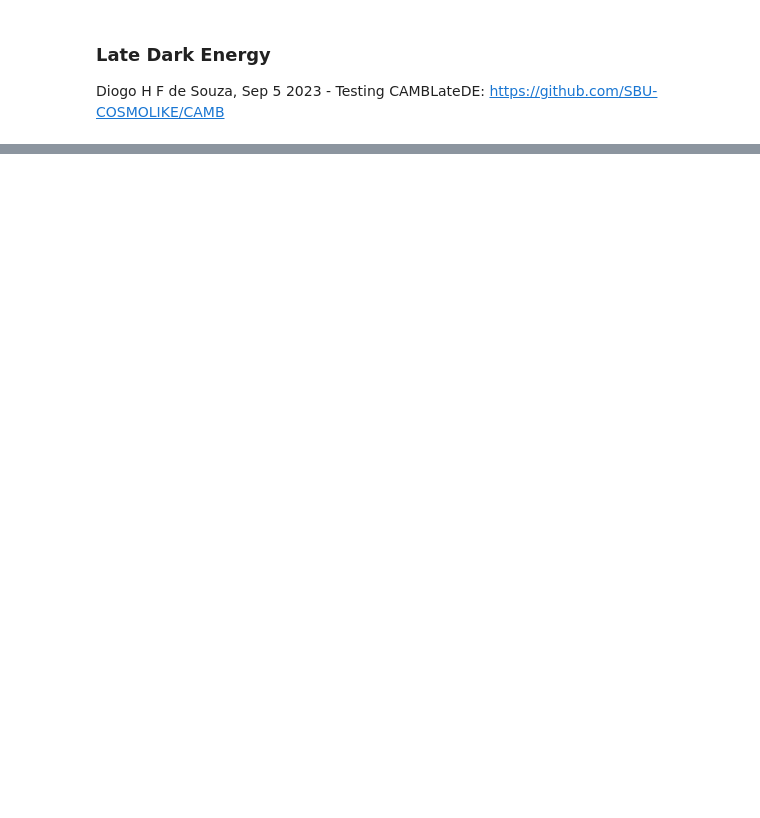
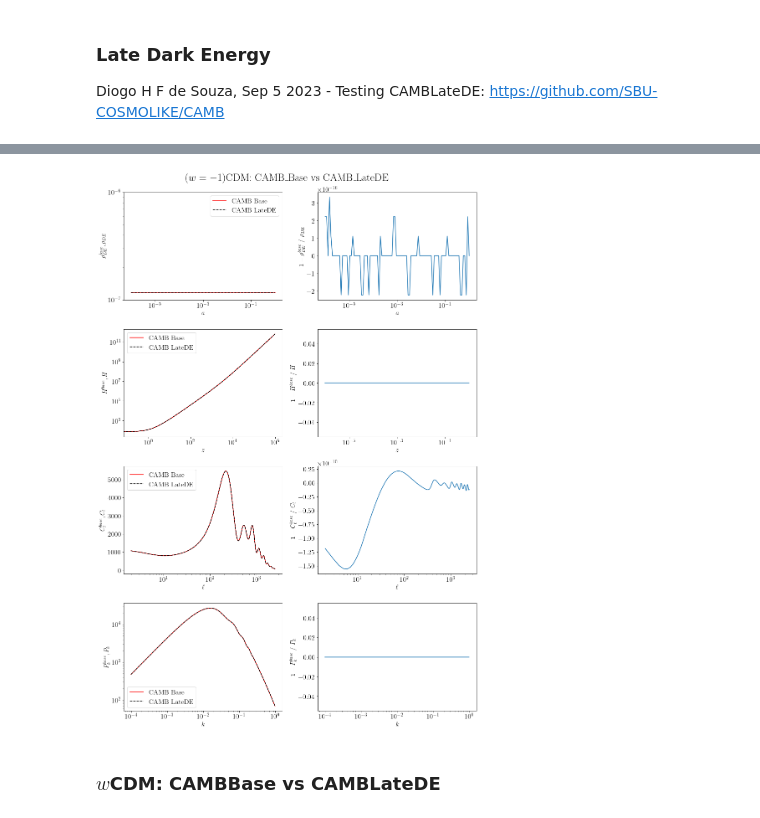
Before and after one commit to SBU-COSMOLIKE/CAMB, a Jupyter notebook: docs/LateDE_test.ipynb, the cells around one changed output, grey strips where cells are left out. Saved outputs shown, nothing was run; the diff lists cells and outputs as text; code cells hidden in the pictures; blank space fills up the shorter version.

Commit message:
TODO: Fix the difference on the Cls and Pk btw CAMBBase and CAMBLateDE

```diff
--- a/docs/LateDE_test.ipynb
+++ b/docs/LateDE_test.ipynb
@@ -18,0 +120,71 @@ Using CAMB 1.5.0 installed at /home/grads/data/Diogo/CAMBLateDE/camb
+# %%
+%matplotlib inline
+import matplotlib
+import matplotlib.pyplot as plt
+
+axislabelfontsize='large'
+matplotlib.mathtext.rcParams['legend.fontsize']='medium'
+plt.rcParams["figure.figsize"] = [13.0,19.0]
+plt.rcParams.update({
+    "text.usetex": True,
+    "font.family": "serif",
+    "font.serif": ["Computer Modern Roman"],
+    "font.size": 16,
+})
+axislabelfontsize='large'
+# %%
+# DE energy density
+plt.subplot(4, 2, 1)
+plt.loglog(scale_factor,base_rhode/scale_factor**4,'r',label='CAMB Base')
+plt.loglog(scale_factor,latede_rhode/scale_factor**4,'k--',label='CAMB LateDE')
+plt.xlabel('$a$',fontsize=font_size)
+plt.ylabel(r'$\rho_{DE}^{base},\rho_{DE}$',fontsize=font_size)
+plt.suptitle(r"$(w = -1)$CDM: CAMB\_Base vs CAMB\_LateDE", fontsize=font_size+10)
+plt.legend(loc='best')
+plt.subplot(4, 2, 2)
+plt.semilogx(scale_factor,1-base_rhode/latede_rhode)
+plt.xlabel('$a$',fontsize=font_size)
+plt.ylabel(r'$1-\rho_{DE}^{base}\,\,/\,\,\rho_{DE}$',fontsize=font_size)
+
+# Hubble parameter
+plt.subplot(4, 2, 3)
+plt.loglog(redshift,base_hubble,'r',label='CAMB Base')
+plt.loglog(redshift,latede_hubble,'k--',label='CAMB LateDE')
+plt.xlabel('$z$',fontsize=font_size)
+plt.ylabel(r'$H^{base},H$',fontsize=font_size)
+plt.legend(loc='best')
+plt.subplot(4, 2, 4)
+plt.semilogx(scale_factor,1-base_hubble/latede_hubble)
+plt.xlabel('$z$',fontsize=font_size)
+plt.ylabel(r'$1-H^{base}\,\,/\,\,H$',fontsize=font_size)
+
+# CMB temperature anisotropies
+plt.subplot(4,2,5)
+plt.semilogx(ells[2:],base_cls[2:],'r',label='CAMB Base')
+plt.semilogx(ells[2:],latede_cls[2:],'k--',label='CAMB LateDE')
+plt.xlabel('$\ell$',fontsize=font_size)
+plt.ylabel(r'$C_\ell^{base},C_\ell$',fontsize=font_size)
+plt.legend(loc='best')
+plt.subplot(4,2,6)
+plt.semilogx(ells[2:],1-base_cls[2:]/latede_cls[2:],label='CAMB LateDE')
+plt.xlabel('$\ell$',fontsize=font_size)
+plt.ylabel(r'$1-C_\ell^{base}\,\,/\,\,C_\ell$',fontsize=font_size)
+
+# Matter power spectra
+plt.subplot(4,2,7)
+plt.loglog(base_ks,base_pk,'r',label='CAMB Base')
+plt.loglog(latede_ks,latede_pk,'k--',label='CAMB LateDE')
+plt.xlabel('$k$',fontsize=font_size)
+plt.ylabel(r'$P_k^{base},P_k$',fontsize=font_size)
+plt.legend(loc='best')
+plt.subplot(4,2,8)
+plt.semilogx(base_ks,1-base_pk/latede_pk,label='CAMB LateDE')
+plt.xlabel('$k$',fontsize=font_size)
+plt.ylabel(r'$1-P_k^{base}\,\,/\,\,P_k$',fontsize=font_size)
+plt.tight_layout()
+plt.savefig("LCDM_CAMBBase_vs_CAMBLateDE.pdf")
+plt.show()
+# %% [output]
+[figure, added]
+# %% [markdown]
+### $w$CDM: CAMBBase vs CAMBLateDE
```
Also changed, not shown: parts of 27 cells of this notebook, 1 other file.
